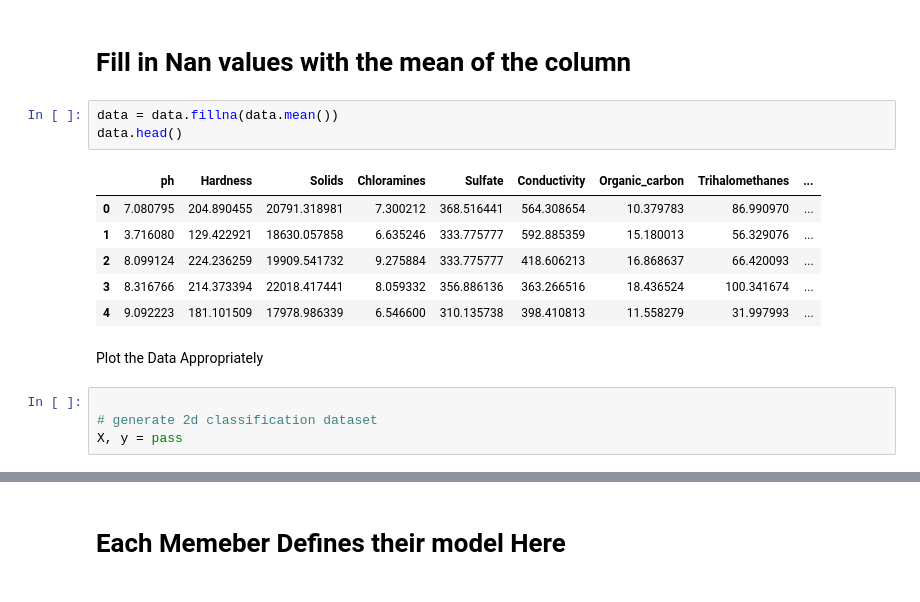
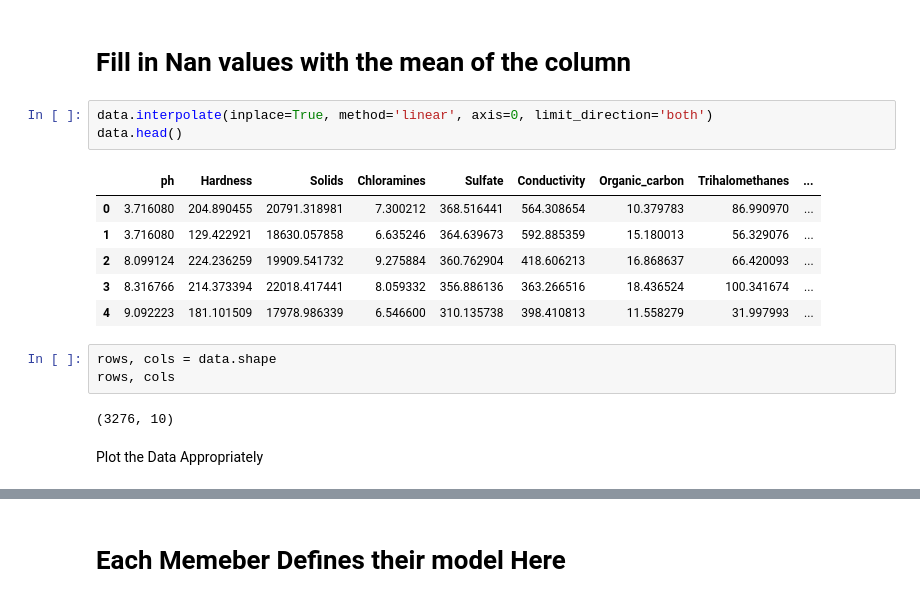
Before and after one commit to Adisa-Shobi/water-quality_model, a Jupyter notebook: notebook_shobi.ipynb, the cells around one changed output, grey strips where cells are left out. Cells and saved outputs as stored; diff of their text form.

```diff
--- a/notebook_shobi.ipynb
+++ b/notebook_shobi.ipynb
@@ -26,19 +29,20 @@ data.head()
 | 4 | 9.092223 | 181.101509 | 17978.986339 | 6.546600 | 310.135738 | 398.410813 | 11.558279 | 31.997993 | ... |
 # %% [markdown]
 # Fill in Nan values with the mean of the column
-# %%
-data = data.fillna(data.mean())
-data.head()
-# %% [output]
-|  | ph | Hardness | Solids | Chloramines | Sulfate | Conductivity | Organic_carbon | Trihalomethanes | ... |
-| 0 | 7.080795 | 204.890455 | 20791.318981 | 7.300212 | 368.516441 | 564.308654 | 10.379783 | 86.990970 | ... |
-| 1 | 3.716080 | 129.422921 | 18630.057858 | 6.635246 | 333.775777 | 592.885359 | 15.180013 | 56.329076 | ... |
-| 2 | 8.099124 | 224.236259 | 19909.541732 | 9.275884 | 333.775777 | 418.606213 | 16.868637 | 66.420093 | ... |
-| 3 | 8.316766 | 214.373394 | 22018.417441 | 8.059332 | 356.886136 | 363.266516 | 18.436524 | 100.341674 | ... |
-| 4 | 9.092223 | 181.101509 | 17978.986339 | 6.546600 | 310.135738 | 398.410813 | 11.558279 | 31.997993 | ... |
+# %%
+data.interpolate(inplace=True, method='linear', axis=0, limit_direction='both')
+data.head()
+# %% [output]
+|  | ph | Hardness | Solids | Chloramines | Sulfate | Conductivity | Organic_carbon | Trihalomethanes | ... |
+| 0 | 3.716080 | 204.890455 | 20791.318981 | 7.300212 | 368.516441 | 564.308654 | 10.379783 | 86.990970 | ... |
+| 1 | 3.716080 | 129.422921 | 18630.057858 | 6.635246 | 364.639673 | 592.885359 | 15.180013 | 56.329076 | ... |
+| 2 | 8.099124 | 224.236259 | 19909.541732 | 9.275884 | 360.762904 | 418.606213 | 16.868637 | 66.420093 | ... |
+| 3 | 8.316766 | 214.373394 | 22018.417441 | 8.059332 | 356.886136 | 363.266516 | 18.436524 | 100.341674 | ... |
+| 4 | 9.092223 | 181.101509 | 17978.986339 | 6.546600 | 310.135738 | 398.410813 | 11.558279 | 31.997993 | ... |
+# %%
+rows, cols = data.shape
+rows, cols
+# %% [output]
+(3276, 10)
 # %% [markdown]
 Plot the Data Appropriately
-# %%
-
-# generate 2d classification dataset
-X, y = pass
```
Also changed, not shown: parts of 14 cells of this notebook, 1 other file.
